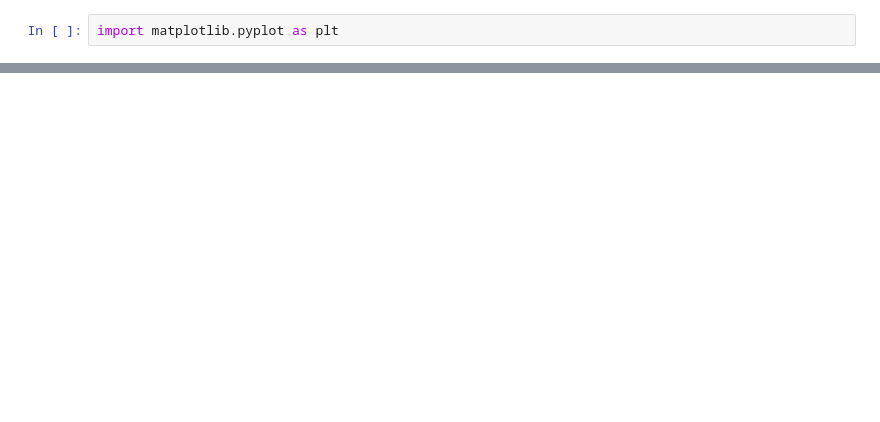
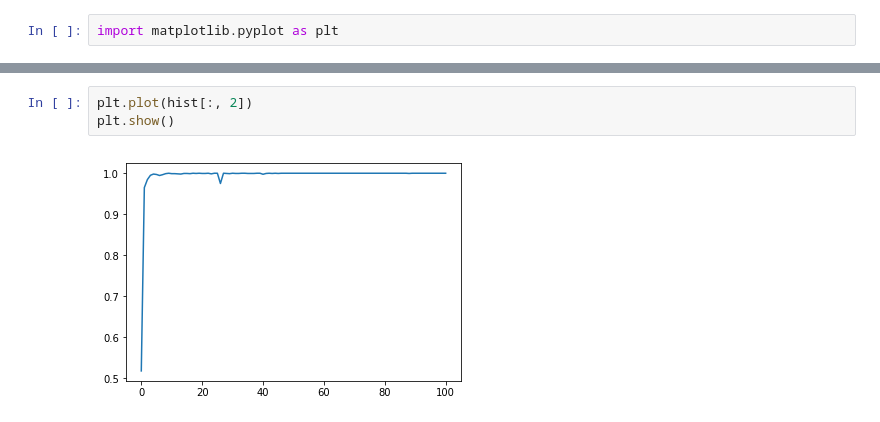
Before and after one commit to LecJackS/CS-330-Deep-Multi-Task-and-Meta-Learning, a Jupyter notebook: Homework 1 - Step by step.ipynb, the cells around one changed output, grey strips where cells are left out. Drawn from its saved outputs; the diff is of its cells as text; blank space fills up the shorter version.

```diff
--- a/Homework 1 - Step by step.ipynb
+++ b/Homework 1 - Step by step.ipynb
@@ -361,0 +578,5 @@ Test Accuracy 0.8035
+# %%
+plt.plot(hist[:, 2])
+plt.show()
+# %% [output]
+[figure, added]
```
Also changed, not shown: parts of 66 cells of this notebook, 1 other file.
